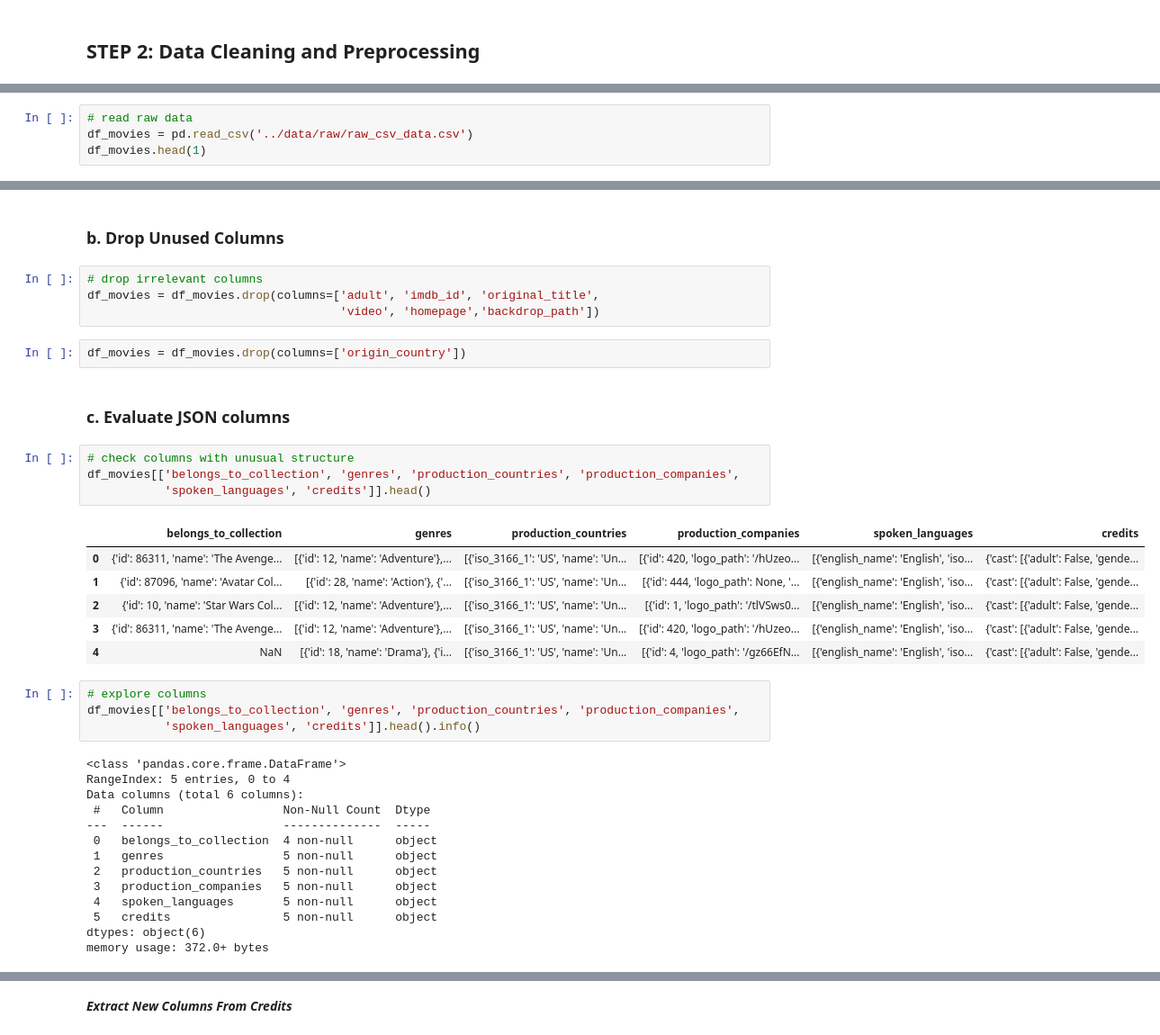
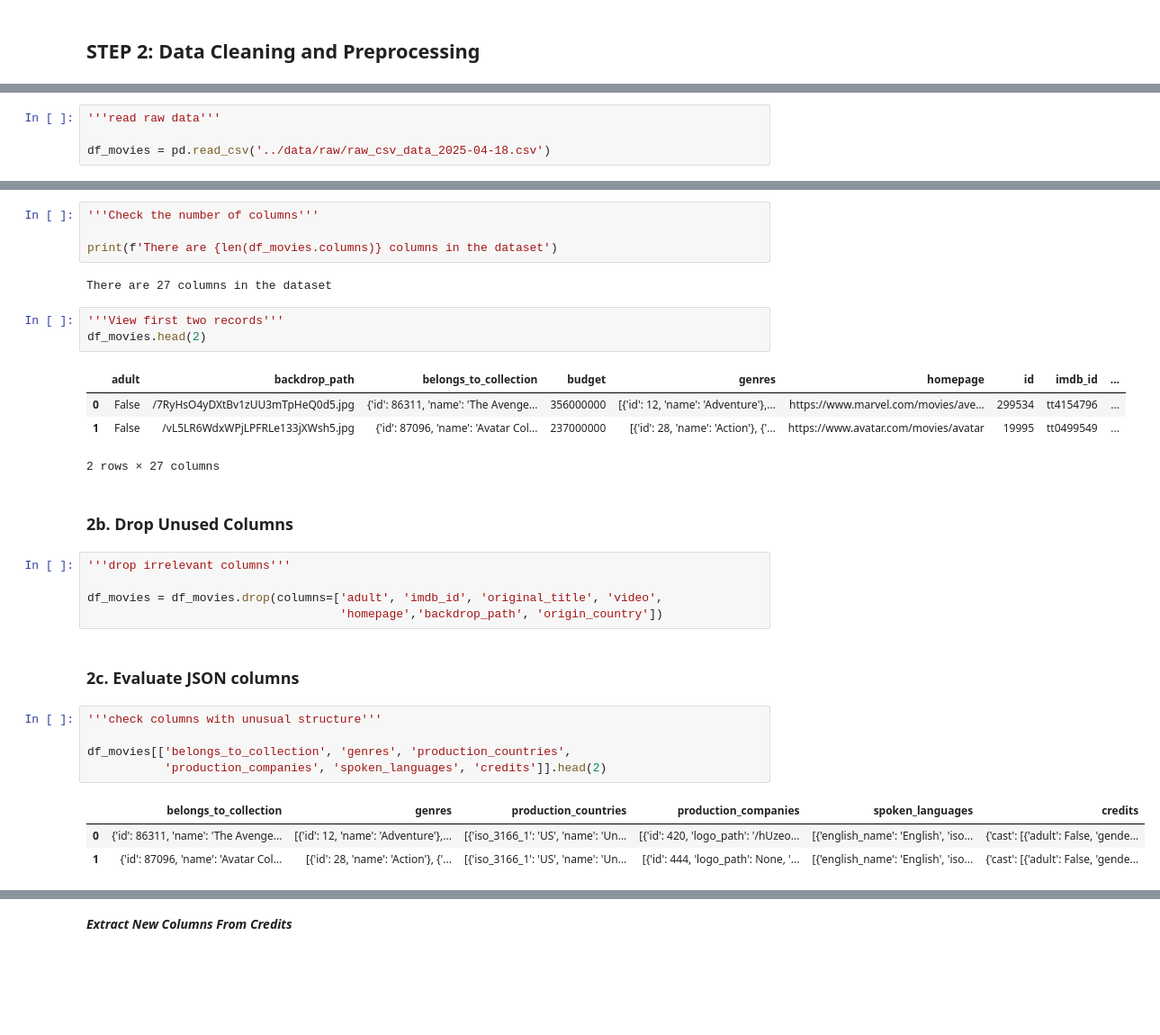
Before and after one commit to Em-White25/Amalitech-Projects, a Jupyter notebook: week2/week2-movie-project-dev/notebooks/updated-project.ipynb, the cells around one changed output, grey strips where cells are left out. Shown at 90% size. Drawn from its saved outputs; the diff is of its cells as text; blank space fills up the shorter version.

```diff
--- a/week2/week2-movie-project-dev/notebooks/updated-project.ipynb
+++ b/week2/week2-movie-project-dev/notebooks/updated-project.ipynb
@@ -166,4 +124,4 @@ In this sprint, I do the *data cleaning and preparation*. From exploring the dat
 # %%
-# read raw data
-df_movies = pd.read_csv('../data/raw/raw_csv_data.csv')
-df_movies.head(1)
+'''read raw data'''
+
+df_movies = pd.read_csv('../data/raw/raw_csv_data_2025-04-18.csv')
@@ -174,39 +135,32 @@ df_movies.head(1)
+# %%
+'''Check the number of columns'''
+
+print(f'There are {len(df_movies.columns)} columns in the dataset')
+# %% [output]
+There are 27 columns in the dataset
+# %%
+'''View first two records'''
+df_movies.head(2)
+# %% [output]
+|  | adult | backdrop_path | belongs_to_collection | budget | genres | homepage | id | imdb_id | ... |
+| 0 | False | /7RyHsO4yDXtBv1zUU3mTpHeQ0d5.jpg | {'id': 86311, 'name': 'The Avenge... | 356000000 | [{'id': 12, 'name': 'Adventure'},... | https://www.marvel.com/movies/ave... | 299534 | tt4154796 | ... |
+| 1 | False | /vL5LR6WdxWPjLPFRLe133jXWsh5.jpg | {'id': 87096, 'name': 'Avatar Col... | 237000000 | [{'id': 28, 'name': 'Action'}, {'... | https://www.avatar.com/movies/avatar | 19995 | tt0499549 | ... |
+2 rows × 27 columns
 # %% [markdown]
-### b. Drop Unused Columns
+### 2b. Drop Unused Columns
 # %%
-# drop irrelevant columns
-df_movies = df_movies.drop(columns=['adult', 'imdb_id', 'original_title',
-                                    'video', 'homepage','backdrop_path'])
+'''drop irrelevant columns'''
+
+df_movies = df_movies.drop(columns=['adult', 'imdb_id', 'original_title', 'video',
+                                    'homepage','backdrop_path', 'origin_country'])
-# %%
-df_movies = df_movies.drop(columns=['origin_country'])
 # %% [markdown]
-### c. Evaluate JSON columns
+### 2c. Evaluate JSON columns
 # %%
-# check columns with unusual structure
-df_movies[['belongs_to_collection', 'genres', 'production_countries', 'production_companies',
-           'spoken_languages', 'credits']].head()
+'''check columns with unusual structure'''
+
+df_movies[['belongs_to_collection', 'genres', 'production_countries',
+           'production_companies', 'spoken_languages', 'credits']].head(2)
 # %% [output]
 |  | belongs_to_collection | genres | production_countries | production_companies | spoken_languages | credits |
 | 0 | {'id': 86311, 'name': 'The Avenge... | [{'id': 12, 'name': 'Adventure'},... | [{'iso_3166_1': 'US', 'name': 'Un... | [{'id': 420, 'logo_path': '/hUzeo... | [{'english_name': 'English', 'iso... | {'cast': [{'adult': False, 'gende... |
 | 1 | {'id': 87096, 'name': 'Avatar Col... | [{'id': 28, 'name': 'Action'}, {'... | [{'iso_3166_1': 'US', 'name': 'Un... | [{'id': 444, 'logo_path': None, '... | [{'english_name': 'English', 'iso... | {'cast': [{'adult': False, 'gende... |
-| 2 | {'id': 10, 'name': 'Star Wars Col... | [{'id': 12, 'name': 'Adventure'},... | [{'iso_3166_1': 'US', 'name': 'Un... | [{'id': 1, 'logo_path': '/tlVSws0... | [{'english_name': 'English', 'iso... | {'cast': [{'adult': False, 'gende... |
-| 3 | {'id': 86311, 'name': 'The Avenge... | [{'id': 12, 'name': 'Adventure'},... | [{'iso_3166_1': 'US', 'name': 'Un... | [{'id': 420, 'logo_path': '/hUzeo... | [{'english_name': 'English', 'iso... | {'cast': [{'adult': False, 'gende... |
-| 4 | NaN | [{'id': 18, 'name': 'Drama'}, {'i... | [{'iso_3166_1': 'US', 'name': 'Un... | [{'id': 4, 'logo_path': '/gz66EfN... | [{'english_name': 'English', 'iso... | {'cast': [{'adult': False, 'gende... |
-# %%
-# explore columns
-df_movies[['belongs_to_collection', 'genres', 'production_countries', 'production_companies',
-           'spoken_languages', 'credits']].head().info()
-# %% [output]
-<class 'pandas.core.frame.DataFrame'>
-RangeIndex: 5 entries, 0 to 4
-Data columns (total 6 columns):
- #   Column                 Non-Null Count  Dtype
----  ------                 --------------  -----
- 0   belongs_to_collection  4 non-null      object
- 1   genres                 5 non-null      object
- 2   production_countries   5 non-null      object
- 3   production_companies   5 non-null      object
- 4   spoken_languages       5 non-null      object
- 5   credits                5 non-null      object
-dtypes: object(6)
-memory usage: 372.0+ bytes
```
Also changed, not shown: parts of 95 cells of this notebook.
